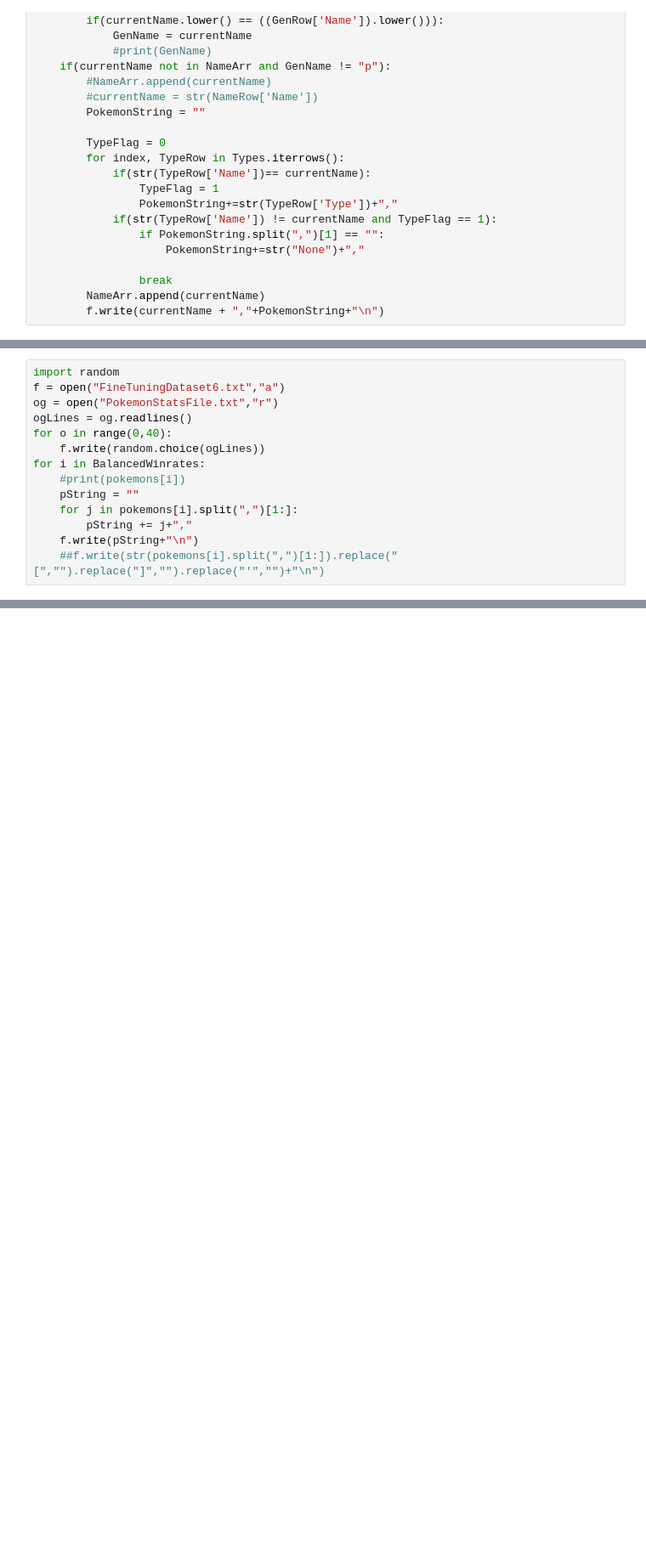
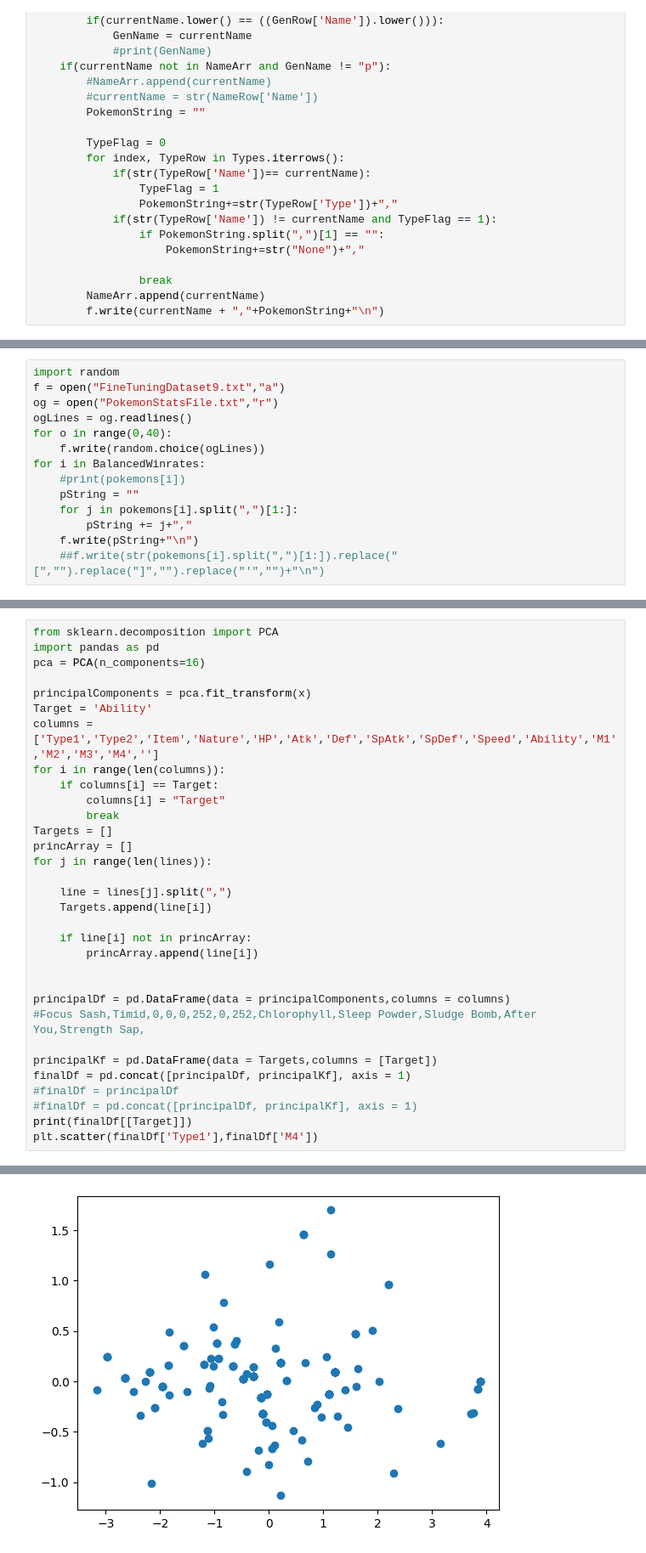
Before and after one commit to AlanOsys/PokemonTransformer, a Jupyter notebook: PokemonTransformerFromScratch.ipynb, the cells around one changed output, grey strips where cells are left out. Shown at 85% size. Cells and saved outputs as stored; diff of their text form; blank space fills up the shorter version.

```diff
--- a/PokemonTransformerFromScratch.ipynb
+++ b/PokemonTransformerFromScratch.ipynb
@@ -1136,6 +1215,6 @@ plt.show()
 # %%
 import random
-f = open("FineTuningDataset6.txt","a")
+f = open("FineTuningDataset9.txt","a")
 og = open("PokemonStatsFile.txt","r")
 ogLines = og.readlines()
 for o in range(0,40):
@@ -1149,0 +1283,33 @@ for i in BalancedWinrates:
+# %%
+from sklearn.decomposition import PCA
+import pandas as pd
+pca = PCA(n_components=16)
+
+principalComponents = pca.fit_transform(x)
+Target = 'Ability'
+columns = ['Type1','Type2','Item','Nature','HP','Atk','Def','SpAtk','SpDef','Speed','Ability','M1','M2','M3','M4','']
+for i in range(len(columns)):
+    if columns[i] == Target:
+        columns[i] = "Target"
+        break
+Targets = []
+princArray = []
+for j in range(len(lines)):
+
+    line = lines[j].split(",")
+    Targets.append(line[i])
+
+    if line[i] not in princArray:
+        princArray.append(line[i])
+
+
+principalDf = pd.DataFrame(data = principalComponents,columns = columns)
+#Focus Sash,Timid,0,0,0,252,0,252,Chlorophyll,Sleep Powder,Sludge Bomb,After You,Strength Sap,
+
+principalKf = pd.DataFrame(data = Targets,columns = [Target])
+finalDf = pd.concat([principalDf, principalKf], axis = 1)
+#finalDf = principalDf
+#finalDf = pd.concat([principalDf, principalKf], axis = 1)
+print(finalDf[[Target]])
+plt.scatter(finalDf['Type1'],finalDf['M4'])
+# %% [output]
@@ -1149,0 +1331 @@ for i in BalancedWinrates:
+[figure, added]
```
Also changed, not shown: parts of 15 cells of this notebook.
